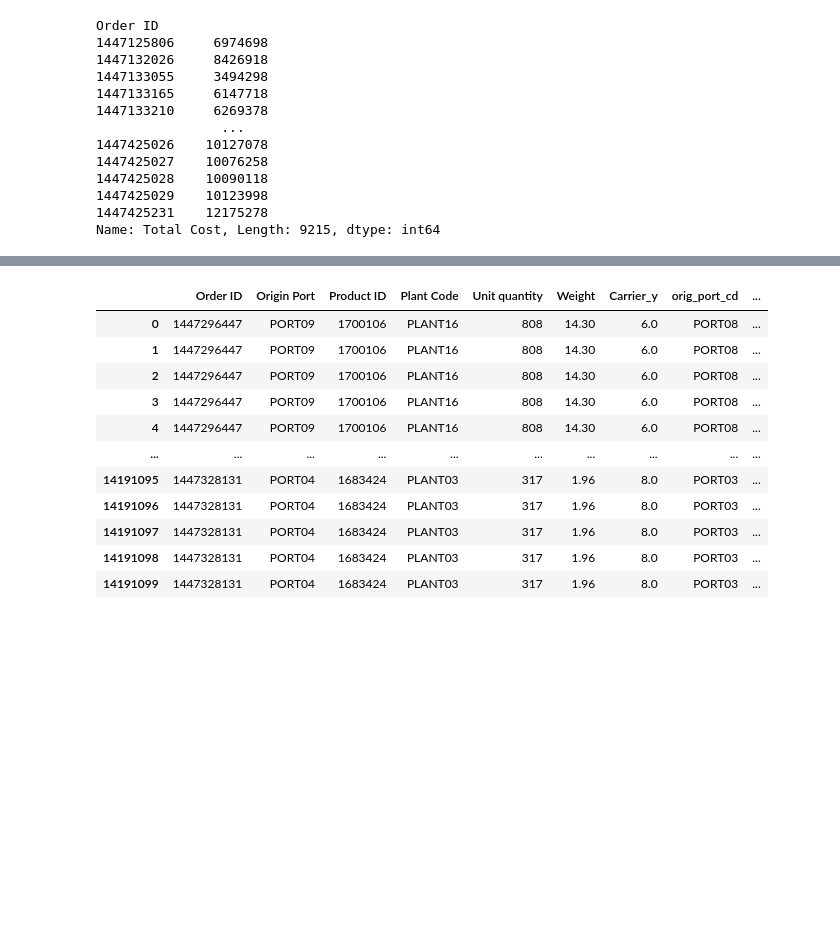
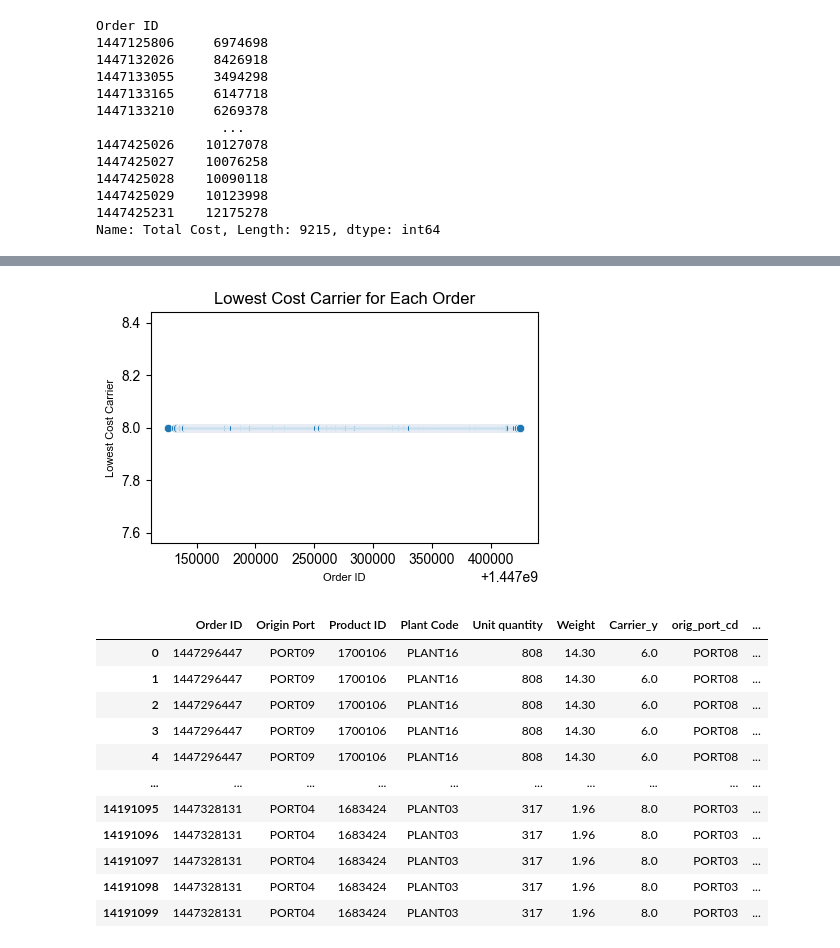
Before and after one commit to matjco/shipping_logistics_project, a Jupyter notebook: Shipping project.ipynb, the cells around one changed output, grey strips where cells are left out. Saved outputs shown, nothing was run; the diff lists cells and outputs as text; code cells hidden in the pictures; blank space fills up the shorter version.

```diff
--- a/Shipping project.ipynb
+++ b/Shipping project.ipynb
@@ -264,3 +323,19 @@ sns.scatterplot(x='Order ID',
+# %%
+sns.reset_orig()
+
+fig, ax = plt.subplots(figsize = (5 , 3))
+sns.scatterplot(x='Order ID', y='Carrier_y', data=minimum_cost_rows)
+
+sns.set_theme( rc = {'figure.figsize' : ( 20, 20 ),
+               'axes.labelsize' : 10})
+
+ax.set_xlabel("Order ID" , size = 8)
+ax.set_ylabel("Lowest Cost Carrier" , size = 8)
+ax.set_title("Lowest Cost Carrier for Each Order" , size = 12)
+
+plt.show()
+# %% [output]
+[figure, added]
 # %%
 order_list_freight_rates
 # %% [output]
```
Also changed, not shown: parts of 29 cells of this notebook.
